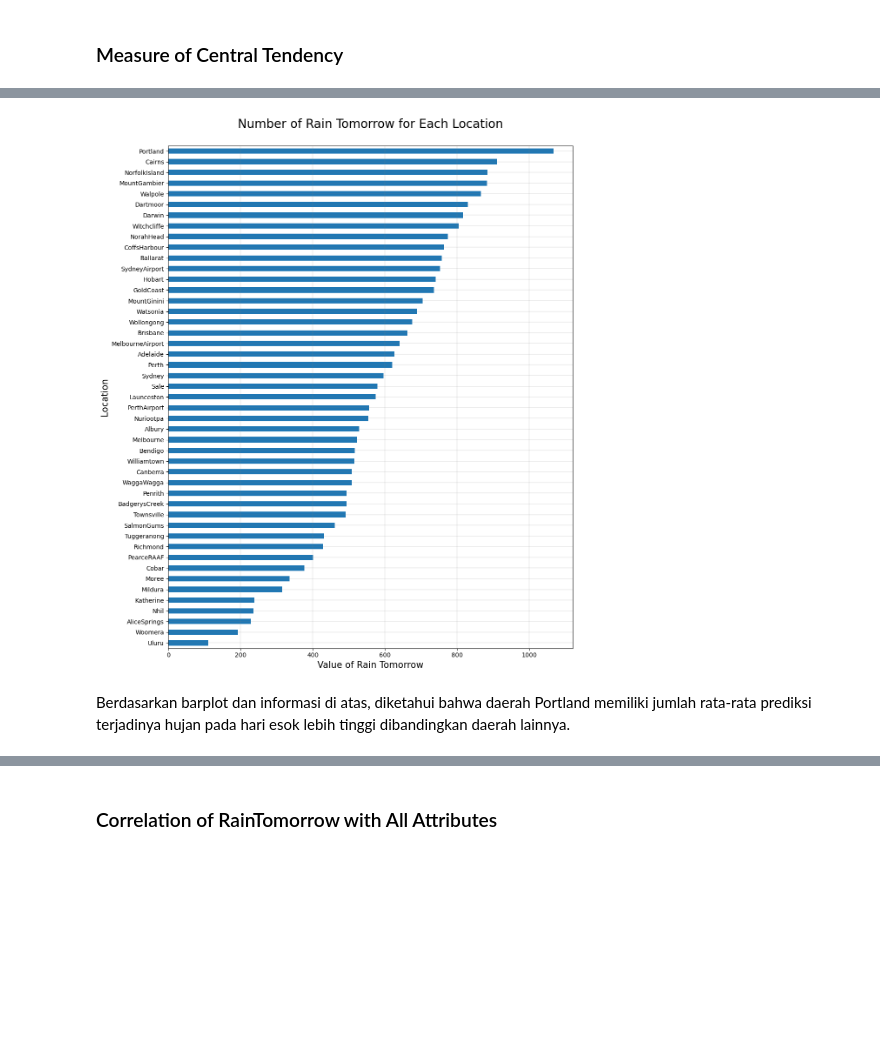
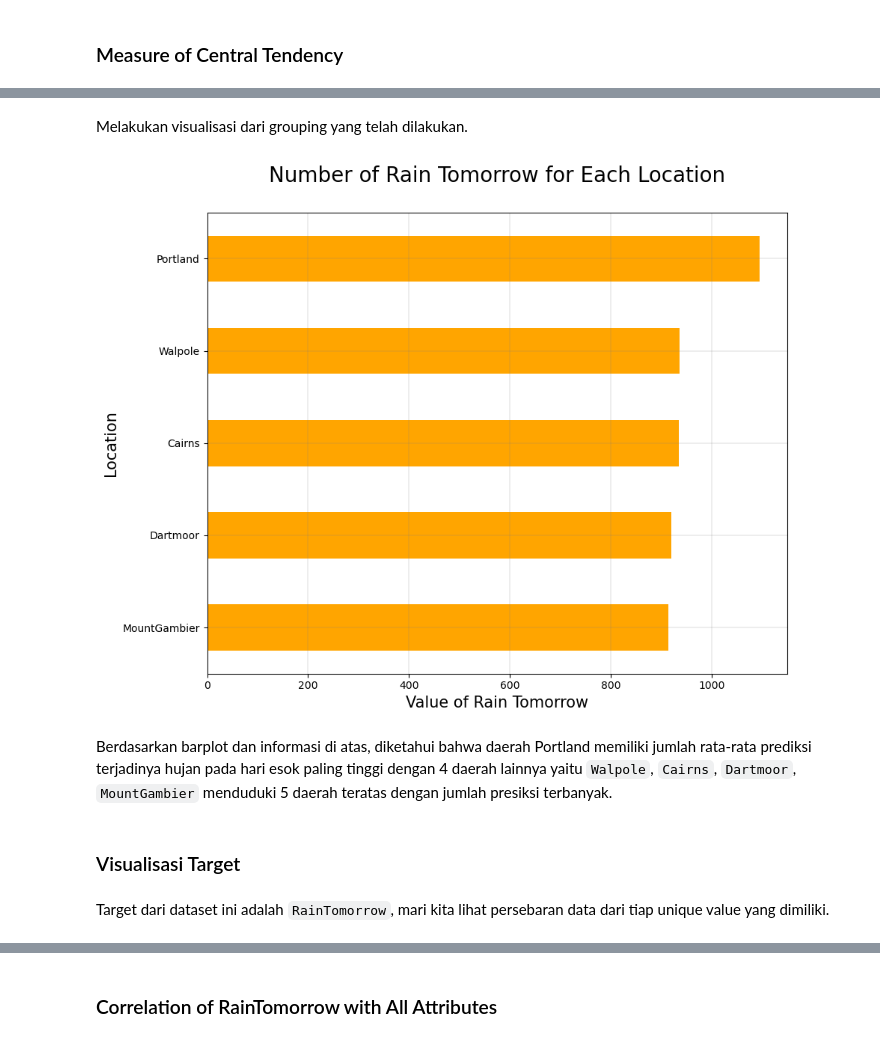
Before and after one commit to mfarizky/H8_5, a Jupyter notebook: project/PYTN_KampusMerdeka_fp2_Rijal.ipynb, the cells around one changed output, grey strips where cells are left out. Saved outputs shown, nothing was run; the diff lists cells and outputs as text; code cells hidden in the pictures; blank space fills up the shorter version.

```diff
--- a/project/PYTN_KampusMerdeka_fp2_Rijal.ipynb
+++ b/project/PYTN_KampusMerdeka_fp2_Rijal.ipynb
@@ -175,3 +234,0 @@ df_wth.describe()
-# %%
-df_wth[numerical] = df_wth[numerical].fillna(df_wth[numerical].median())
-df_wth.isna().sum()
@@ -198,3 +234,0 @@ dtype: int64
-# %%
-df_wth.dropna(subset=['WindGustDir','WindDir9am','WindDir3pm','RainToday','RainTomorrow'], axis=0, inplace=True)
-df_wth.isna().sum()
@@ -224,0 +237,4 @@ Setalah dilakukan penghapusan missing values pada categorical value, baris data
+# %%
+df_wth['WindGustDir'].fillna(df_wth['WindGustDir'].mode()[0], inplace=True)
+df_wth['WindDir9am'].fillna(df_wth['WindDir9am'].mode()[0], inplace=True)
+df_wth['WindDir3pm'].fillna(df_wth['WindDir3pm'].mode()[0], inplace=True)
@@ -326,5 +353,5 @@ Berdasarkan plot histagram di atas, terlihat jika semua variabel berdistribusi s
 # %%
-Q1 = (df_wth[['Rainfall','Evaporation','WindGustSpeed', 'WindSpeed9am', 'WindSpeed3pm']]).quantile(0.25)
-Q3 = (df_wth[['Rainfall','Evaporation','WindGustSpeed', 'WindSpeed9am', 'WindSpeed3pm']]).quantile(0.75)
+Q1 = (df_wth[['Evaporation','WindGustSpeed', 'WindSpeed9am', 'WindSpeed3pm', 'Rainfall']]).quantile(0.25)
+Q3 = (df_wth[['Evaporation','WindGustSpeed', 'WindSpeed9am', 'WindSpeed3pm', 'Rainfall']]).quantile(0.75)
 
 IQR= Q3-Q1
@@ -489,18 +516,22 @@ df_loc
+# %% [markdown]
+Melakukan visualisasi dari grouping yang telah dilakukan.
 # %%
-df_loc.plot(kind="barh",
-               figsize=(12,15),
+df_loc.tail().plot(kind="barh",
+               figsize=(10,8),
                legend=False,
-
-
-                )
+               color='orange')
 plt.title("Number of Rain Tomorrow for Each Location\n", fontsize=20)
 plt.xlabel("Value of Rain Tomorrow", fontsize=15)
 plt.ylabel("Location", fontsize=15)
 plt.grid(color="grey", linewidth=0.2)
 plt.show()
 # %% [output]
-[figure, old version]
+[figure, new version]
 # %% [markdown]
-Berdasarkan barplot dan informasi di atas, diketahui bahwa daerah Portland memiliki jumlah rata-rata prediksi terjadinya hujan pada hari esok lebih tinggi dibandingkan daerah lainnya.
+Berdasarkan barplot dan informasi di atas, diketahui bahwa daerah Portland memiliki jumlah rata-rata prediksi terjadinya hujan pada hari esok paling tinggi dengan 4 daerah lainnya yaitu `Walpole`, `Cairns`, `Dartmoor`, `MountGambier` menduduki 5 daerah teratas dengan jumlah presiksi terbanyak.
+# %% [markdown]
+### Visualisasi Target
+# %% [markdown]
+Target dari dataset ini adalah `RainTomorrow`, mari kita lihat persebaran data dari tiap unique value yang dimiliki.
 # %%
 ax = sns.countplot(x=df_wth['RainTomorrow'])
```
Also changed, not shown: parts of 173 cells of this notebook, 2 other files.
